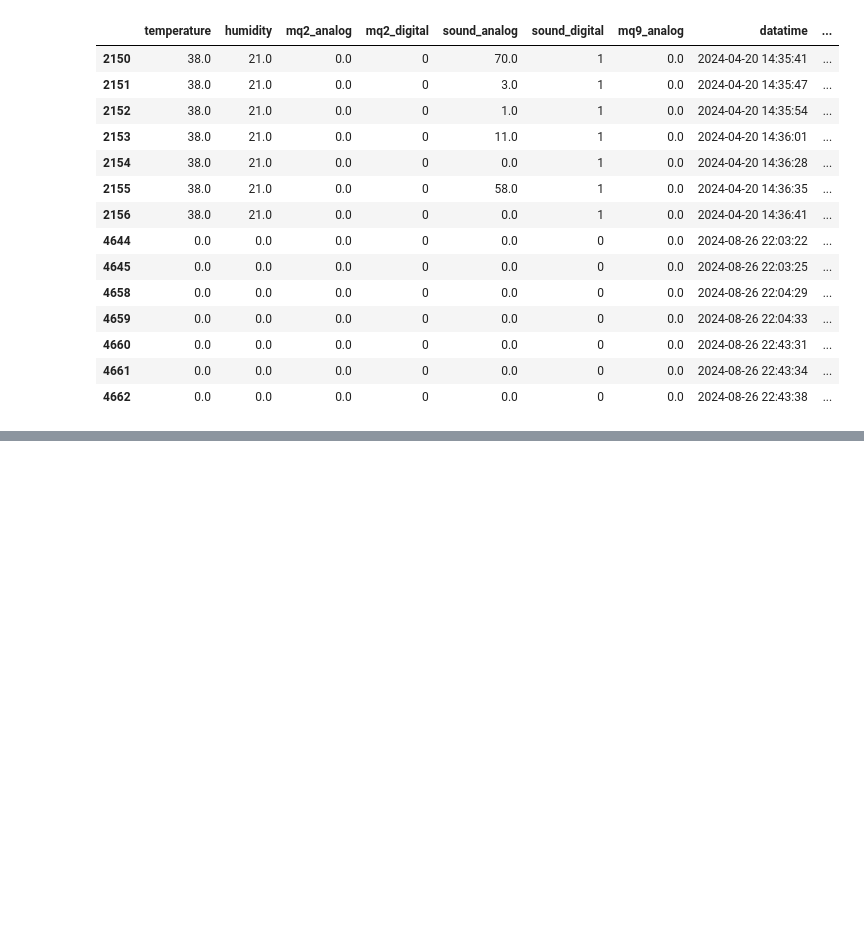
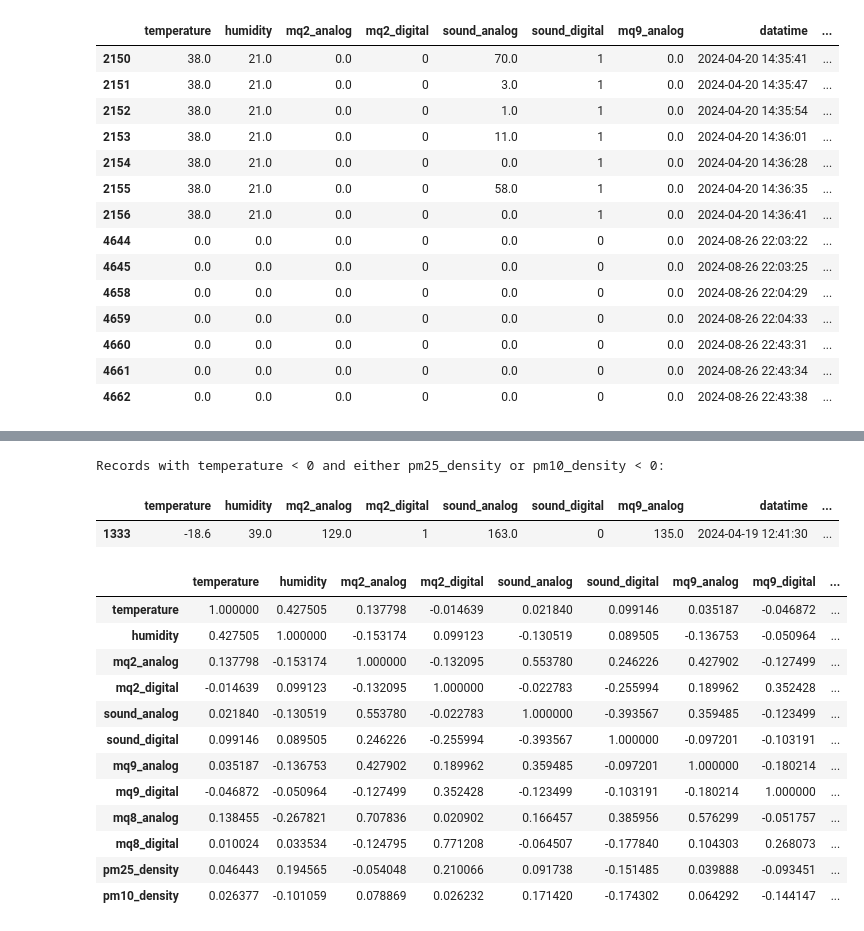
Before and after one commit to Shivam20214082/Major-Project, a Jupyter notebook: notebooks/data_preprocessing.ipynb, the cells around one changed output, grey strips where cells are left out. Drawn from its saved outputs; the diff is of its cells as text; code cells hidden in the pictures; blank space fills up the shorter version.

```diff
--- a/notebooks/data_preprocessing.ipynb
+++ b/notebooks/data_preprocessing.ipynb
@@ -206,0 +242,7 @@ temp_zero_rows
+# %%
+# Convert the column to datetime
+df['datatime'] = pd.to_datetime(df['datatime'], errors='coerce')
+
+# Check for rows where the conversion failed
+invalid_datetimes = df[df['datatime'].isnull()]
+print(invalid_datetimes)
@@ -206,0 +257,6 @@ temp_zero_rows
+# %%
+df.fillna(df.mean(), inplace=True)  # Example: Impute with mean for numeric columns
+# %%
+duplicates = df.duplicated().sum()  # Count duplicates
+df.drop_duplicates(inplace=True)   # Remove duplicates
+print(f"Duplicates removed: {duplicates}")
@@ -206,0 +265,5 @@ temp_zero_rows
+# %%
+# Identify duplicate timestamps
+df = df.sort_values(by="datatime").reset_index(drop=True)
+# Keep only the last occurrence of each duplicate 'datatime'
+df_unique = df[~df["datatime"].duplicated(keep="last")].reset_index(drop=True)
@@ -206,0 +335,47 @@ temp_zero_rows
+# %%
+# Filter records with temperature < 0 and either pm25_density or pm10_density < 0
+negative_temp_density = df_unique[
+    (df_unique['temperature'] < 0)
+]
+
+# Display the filtered records
+print("Records with temperature < 0 and either pm25_density or pm10_density < 0:")
+negative_temp_density.head(60)
+# %% [output]
+Records with temperature < 0 and either pm25_density or pm10_density < 0:
+|  | temperature | humidity | mq2_analog | mq2_digital | sound_analog | sound_digital | mq9_analog | datatime | ... |
+| 1333 | -18.6 | 39.0 | 129.0 | 1 | 163.0 | 0 | 135.0 | 2024-04-19 12:41:30 | ... |
+# %%
+from sklearn.preprocessing import StandardScaler
+
+# Select the relevant columns (excluding datetime and any non-numeric columns)
+cols_to_scale = ['temperature', 'humidity', 'mq2_analog', 'mq2_digital',
+                 'sound_analog', 'sound_digital', 'mq9_analog', 'mq9_digital',
+                 'mq8_analog', 'mq8_digital', 'pm25_density', 'pm10_density']
+
+# Initialize StandardScaler
+scaler = StandardScaler()
+
+# Apply scaling to the selected columns
+df_scaled = df_unique[cols_to_scale].copy()
+df_scaled[cols_to_scale] = scaler.fit_transform(df_scaled[cols_to_scale])
+
+# Now calculate correlations after scaling
+correlation_matrix = df_scaled.corr()
+
+# Display the correlation matrix
+correlation_matrix
+# %% [output]
+|  | temperature | humidity | mq2_analog | mq2_digital | sound_analog | sound_digital | mq9_analog | mq9_digital | ... |
+| temperature | 1.000000 | 0.427505 | 0.137798 | -0.014639 | 0.021840 | 0.099146 | 0.035187 | -0.046872 | ... |
+| humidity | 0.427505 | 1.000000 | -0.153174 | 0.099123 | -0.130519 | 0.089505 | -0.136753 | -0.050964 | ... |
+| mq2_analog | 0.137798 | -0.153174 | 1.000000 | -0.132095 | 0.553780 | 0.246226 | 0.427902 | -0.127499 | ... |
+| mq2_digital | -0.014639 | 0.099123 | -0.132095 | 1.000000 | -0.022783 | -0.255994 | 0.189962 | 0.352428 | ... |
+| sound_analog | 0.021840 | -0.130519 | 0.553780 | -0.022783 | 1.000000 | -0.393567 | 0.359485 | -0.123499 | ... |
+| sound_digital | 0.099146 | 0.089505 | 0.246226 | -0.255994 | -0.393567 | 1.000000 | -0.097201 | -0.103191 | ... |
+| mq9_analog | 0.035187 | -0.136753 | 0.427902 | 0.189962 | 0.359485 | -0.097201 | 1.000000 | -0.180214 | ... |
+| mq9_digital | -0.046872 | -0.050964 | -0.127499 | 0.352428 | -0.123499 | -0.103191 | -0.180214 | 1.000000 | ... |
+| mq8_analog | 0.138455 | -0.267821 | 0.707836 | 0.020902 | 0.166457 | 0.385956 | 0.576299 | -0.051757 | ... |
+| mq8_digital | 0.010024 | 0.033534 | -0.124795 | 0.771208 | -0.064507 | -0.177840 | 0.104303 | 0.268073 | ... |
+| pm25_density | 0.046443 | 0.194565 | -0.054048 | 0.210066 | 0.091738 | -0.151485 | 0.039888 | -0.093451 | ... |
+| pm10_density | 0.026377 | -0.101059 | 0.078869 | 0.026232 | 0.171420 | -0.174302 | 0.064292 | -0.144147 | ... |
```
Also changed, not shown: parts of 11 cells of this notebook, 2 other files.
